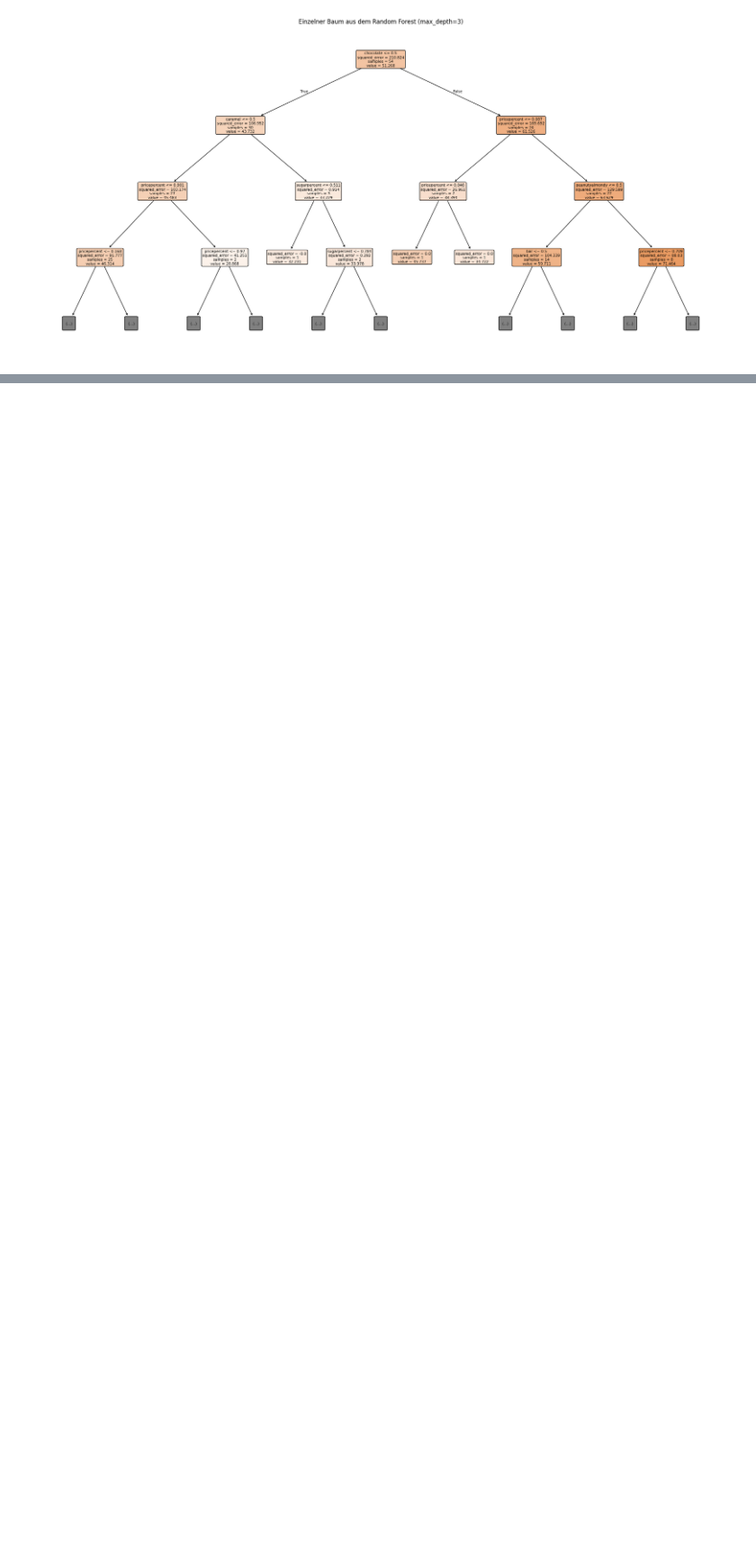
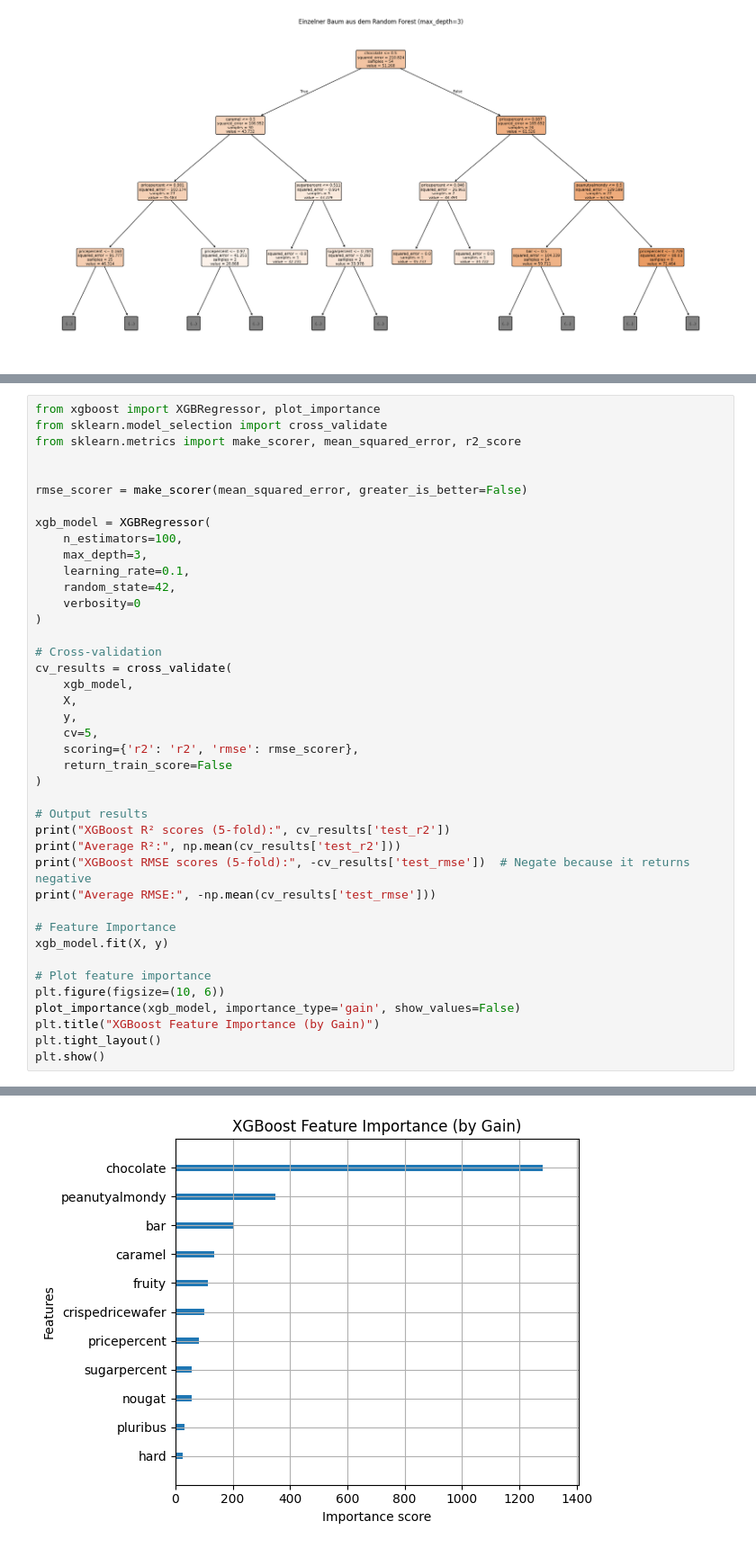
Before and after one commit to agiedke/candy_case, a Jupyter notebook: notebooks/notebook_2_modeling.ipynb, the cells around one changed output, grey strips where cells are left out. Shown: that part at 90% size. Saved outputs shown, nothing was run; the diff lists cells and outputs as text; blank space fills up the shorter version.

```diff
--- a/notebooks/notebook_2_modeling.ipynb
+++ b/notebooks/notebook_2_modeling.ipynb
@@ -213,0 +194,42 @@ shap.summary_plot(shap_values, X)
+# %%
+from xgboost import XGBRegressor, plot_importance
+from sklearn.model_selection import cross_validate
+from sklearn.metrics import make_scorer, mean_squared_error, r2_score
+
+
+rmse_scorer = make_scorer(mean_squared_error, greater_is_better=False)
+
+xgb_model = XGBRegressor(
+    n_estimators=100,
+    max_depth=3,
+    learning_rate=0.1,
+    random_state=42,
+    verbosity=0
+)
+
+# Cross-validation
+cv_results = cross_validate(
+    xgb_model,
+    X,
+    y,
+    cv=5,
+    scoring={'r2': 'r2', 'rmse': rmse_scorer},
+    return_train_score=False
+)
+
+# Output results
+print("XGBoost R² scores (5-fold):", cv_results['test_r2'])
+print("Average R²:", np.mean(cv_results['test_r2']))
+print("XGBoost RMSE scores (5-fold):", -cv_results['test_rmse'])  # Negate because it returns negative
+print("Average RMSE:", -np.mean(cv_results['test_rmse']))
+
+# Feature Importance
+xgb_model.fit(X, y)
+
+# Plot feature importance
+plt.figure(figsize=(10, 6))
+plot_importance(xgb_model, importance_type='gain', show_values=False)
+plt.title("XGBoost Feature Importance (by Gain)")
+plt.tight_layout()
+plt.show()
+# %% [output]
@@ -213,0 +241 @@ shap.summary_plot(shap_values, X)
+[figure, added]
```
Also changed, not shown: parts of 10 cells of this notebook.
